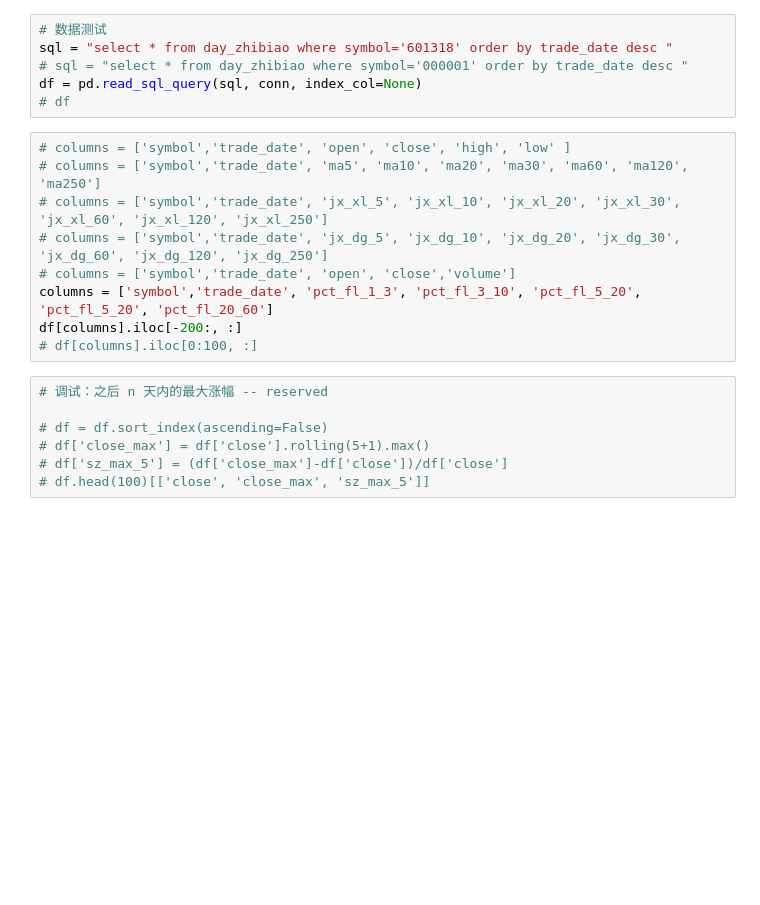
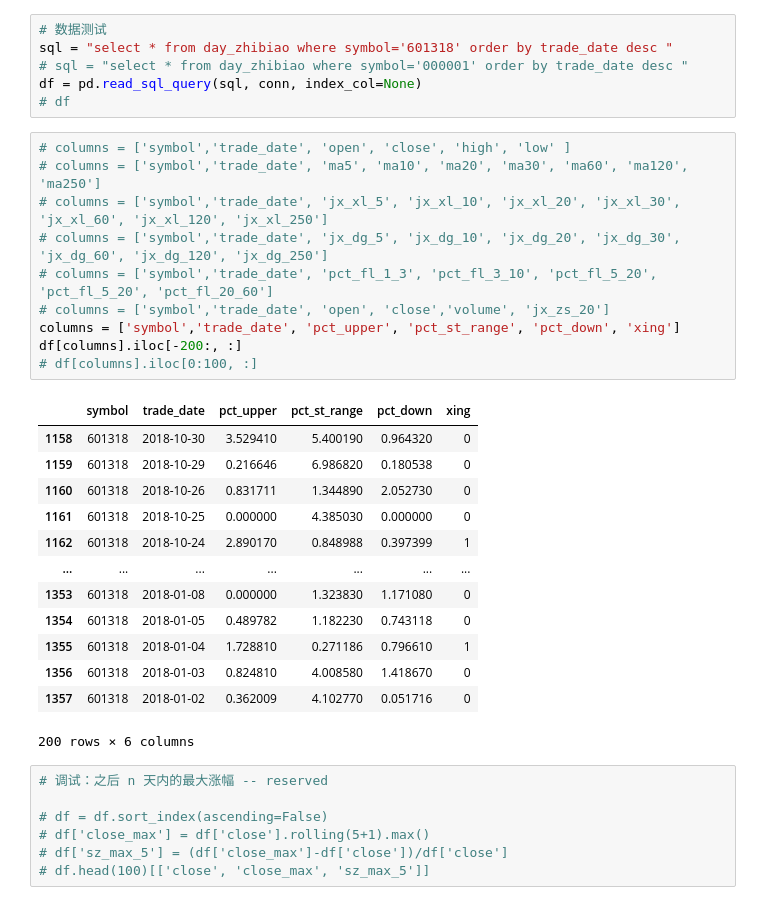
Before and after one commit to charliechensz/qf23, a Jupyter notebook: v4/m12_zhibiao_ak.ipynb, the cells around one changed output. Saved outputs shown, nothing was run; the diff lists cells and outputs as text; blank space fills up the shorter version.

```diff
--- a/v4/m12_zhibiao_ak.ipynb
+++ b/v4/m12_zhibiao_ak.ipynb
@@ -340,12 +415,27 @@ df = pd.read_sql_query(sql, conn, index_col=None)
 # %%
 # columns = ['symbol','trade_date', 'open', 'close', 'high', 'low' ]
 # columns = ['symbol','trade_date', 'ma5', 'ma10', 'ma20', 'ma30', 'ma60', 'ma120', 'ma250']
 # columns = ['symbol','trade_date', 'jx_xl_5', 'jx_xl_10', 'jx_xl_20', 'jx_xl_30', 'jx_xl_60', 'jx_xl_120', 'jx_xl_250']
 # columns = ['symbol','trade_date', 'jx_dg_5', 'jx_dg_10', 'jx_dg_20', 'jx_dg_30', 'jx_dg_60', 'jx_dg_120', 'jx_dg_250']
-# columns = ['symbol','trade_date', 'open', 'close','volume']
-columns = ['symbol','trade_date', 'pct_fl_1_3', 'pct_fl_3_10', 'pct_fl_5_20', 'pct_fl_5_20', 'pct_fl_20_60']
+# columns = ['symbol','trade_date', 'pct_fl_1_3', 'pct_fl_3_10', 'pct_fl_5_20', 'pct_fl_5_20', 'pct_fl_20_60']
+# columns = ['symbol','trade_date', 'open', 'close','volume', 'jx_zs_20']
+columns = ['symbol','trade_date', 'pct_upper', 'pct_st_range', 'pct_down', 'xing']
 df[columns].iloc[-200:, :]
 # df[columns].iloc[0:100, :]
+# %% [output]
+|  | symbol | trade_date | pct_upper | pct_st_range | pct_down | xing |
+| 1158 | 601318 | 2018-10-30 | 3.529410 | 5.400190 | 0.964320 | 0 |
+| 1159 | 601318 | 2018-10-29 | 0.216646 | 6.986820 | 0.180538 | 0 |
+| 1160 | 601318 | 2018-10-26 | 0.831711 | 1.344890 | 2.052730 | 0 |
+| 1161 | 601318 | 2018-10-25 | 0.000000 | 4.385030 | 0.000000 | 0 |
+| 1162 | 601318 | 2018-10-24 | 2.890170 | 0.848988 | 0.397399 | 1 |
+| ... | ... | ... | ... | ... | ... | ... |
+| 1353 | 601318 | 2018-01-08 | 0.000000 | 1.323830 | 1.171080 | 0 |
+| 1354 | 601318 | 2018-01-05 | 0.489782 | 1.182230 | 0.743118 | 0 |
+| 1355 | 601318 | 2018-01-04 | 1.728810 | 0.271186 | 0.796610 | 1 |
+| 1356 | 601318 | 2018-01-03 | 0.824810 | 4.008580 | 1.418670 | 0 |
+| 1357 | 601318 | 2018-01-02 | 0.362009 | 4.102770 | 0.051716 | 0 |
+200 rows × 6 columns
 # %%
 # 调试：之后 n 天内的最大涨幅 -- reserved
 
```
Also changed, not shown: parts of 5 cells of this notebook, 13 other files.
